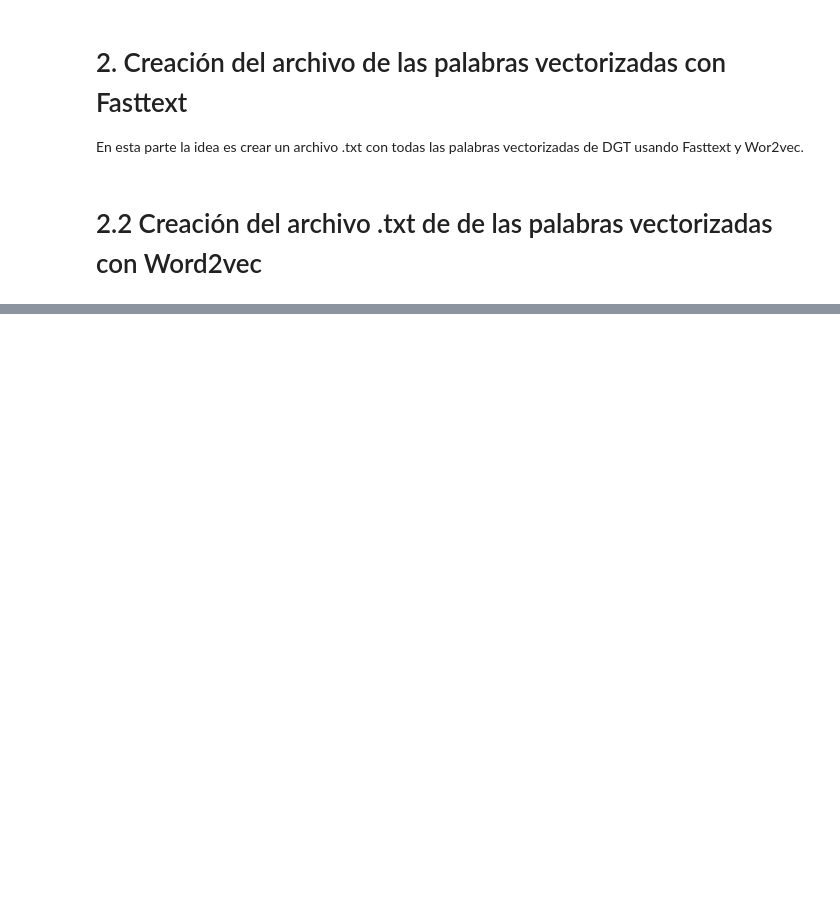
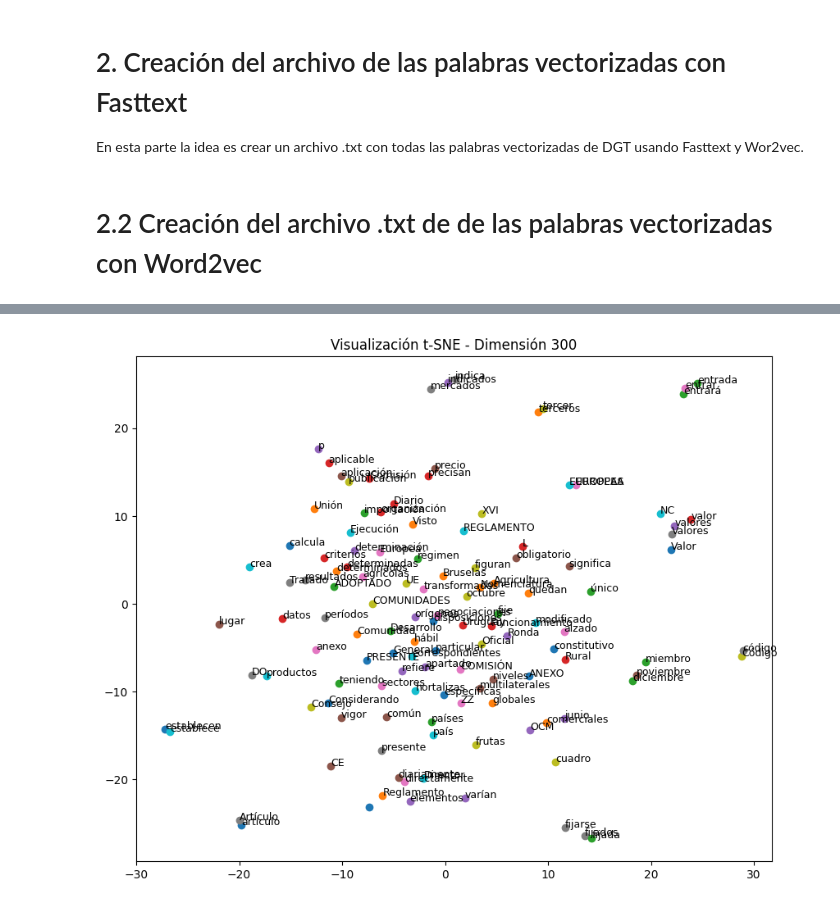
Before and after one commit to Juan2040751/DGT_PLN, a Jupyter notebook: PLN_tarea_2.ipynb, the cells around one changed output, grey strips where cells are left out. Cells and saved outputs as stored; diff of their text form; code cells hidden in the pictures; blank space fills up the shorter version.

```diff
--- a/PLN_tarea_2.ipynb
+++ b/PLN_tarea_2.ipynb
@@ -341,0 +411,5 @@ word2vex_model.wv.save_word2vec_format('text_word2vec_skin_model_' + str(num_fea
+# %%
+modelo_ft_dim_300 = entrenar_modelo_ft(300,50)
+visualizar_tsne(modelo_ft_dim_300, 300, perplexity=5)
+# %% [output]
+[figure, added]
```
Also changed, not shown: parts of 31 cells of this notebook, 3 other files.
